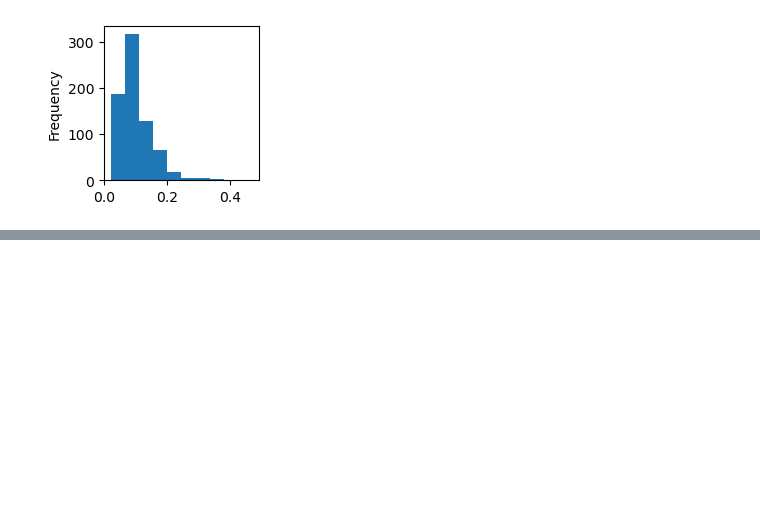
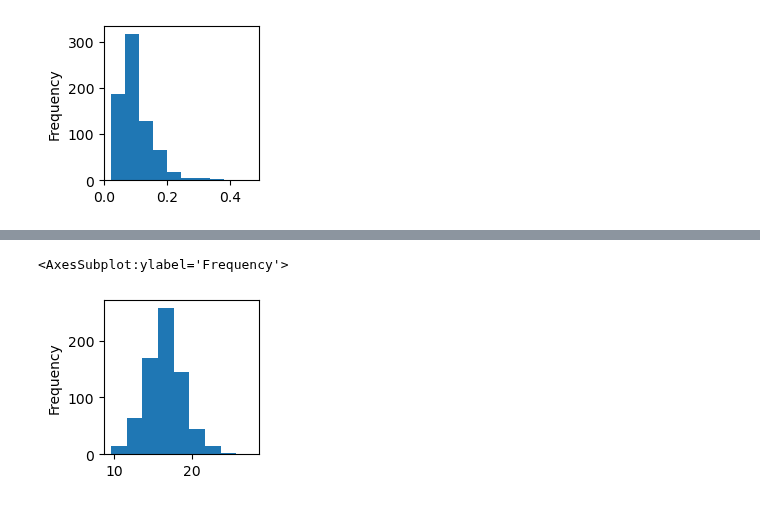
Before and after one commit to UIUC-iSchool-DataViz/is445_bcubcg_fall2025, a Jupyter notebook: week09/inClass_week09.ipynb, the cells around one changed output, grey strips where cells are left out. Cells and saved outputs as stored; diff of their text form; code cells hidden in the pictures; blank space fills up the shorter version.

```diff
--- a/week09/inClass_week09.ipynb
+++ b/week09/inClass_week09.ipynb
@@ -92,0 +100,2 @@ df['Mobility'].plot(kind='hist', figsize=(2,2))
+# %%
+bins = np.linspace(df['Student_teacher_ratio'].min(), df['Student_teacher_ratio'].max(), 10)
@@ -92,0 +107,5 @@ df['Mobility'].plot(kind='hist', figsize=(2,2))
+# %%
+df['Student_teacher_ratio'].plot(kind='hist', bins=bins, figsize=(2,2))
+# %% [output]
+<AxesSubplot:ylabel='Frequency'>
+[figure, added]
```
Also changed, not shown: parts of 3 cells of this notebook.
